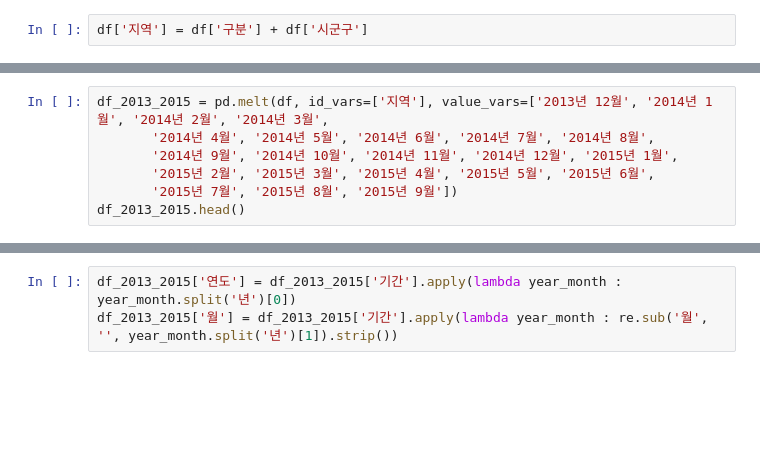
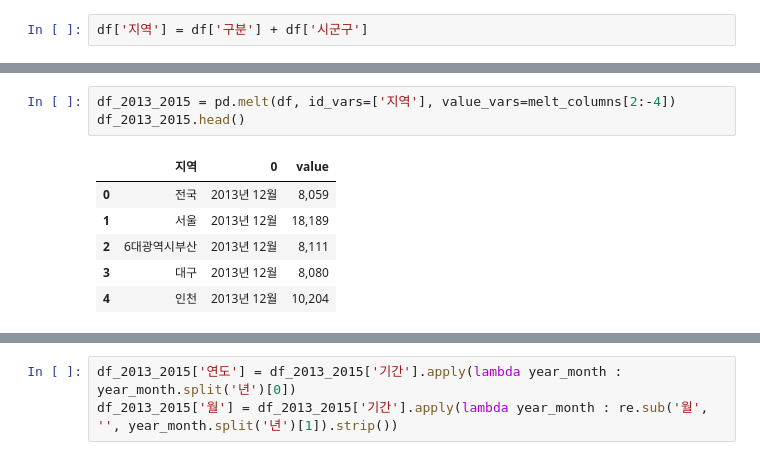
Before and after one commit to soryeongk/open_data_apt, a Jupyter notebook: 180810_open_data_apt.ipynb, the cells around one changed output, grey strips where cells are left out. Saved outputs shown, nothing was run; the diff lists cells and outputs as text; blank space fills up the shorter version.

```diff
--- a/180810_open_data_apt.ipynb
+++ b/180810_open_data_apt.ipynb
@@ -201,10 +462,13 @@ melt_columns
-# %%
-df_2013_2015 = pd.melt(df, id_vars=['지역'], value_vars=['2013년 12월', '2014년 1월', '2014년 2월', '2014년 3월',
-       '2014년 4월', '2014년 5월', '2014년 6월', '2014년 7월', '2014년 8월',
-       '2014년 9월', '2014년 10월', '2014년 11월', '2014년 12월', '2015년 1월',
-       '2015년 2월', '2015년 3월', '2015년 4월', '2015년 5월', '2015년 6월',
-       '2015년 7월', '2015년 8월', '2015년 9월'])
-df_2013_2015.head()
+# %%
+df_2013_2015 = pd.melt(df, id_vars=['지역'], value_vars=melt_columns[2:-4])
+df_2013_2015.head()
+# %% [output]
+|  | 지역 | 0 | value |
+| 0 | 전국 | 2013년 12월 | 8,059 |
+| 1 | 서울 | 2013년 12월 | 18,189 |
+| 2 | 6대광역시부산 | 2013년 12월 | 8,111 |
+| 3 | 대구 | 2013년 12월 | 8,080 |
+| 4 | 인천 | 2013년 12월 | 10,204 |
 # %%
 df_2013_2015.columns = ['지역', '기간', '분양가']
 df_2013_2015.head()
```
Also changed, not shown: parts of 55 cells of this notebook.
